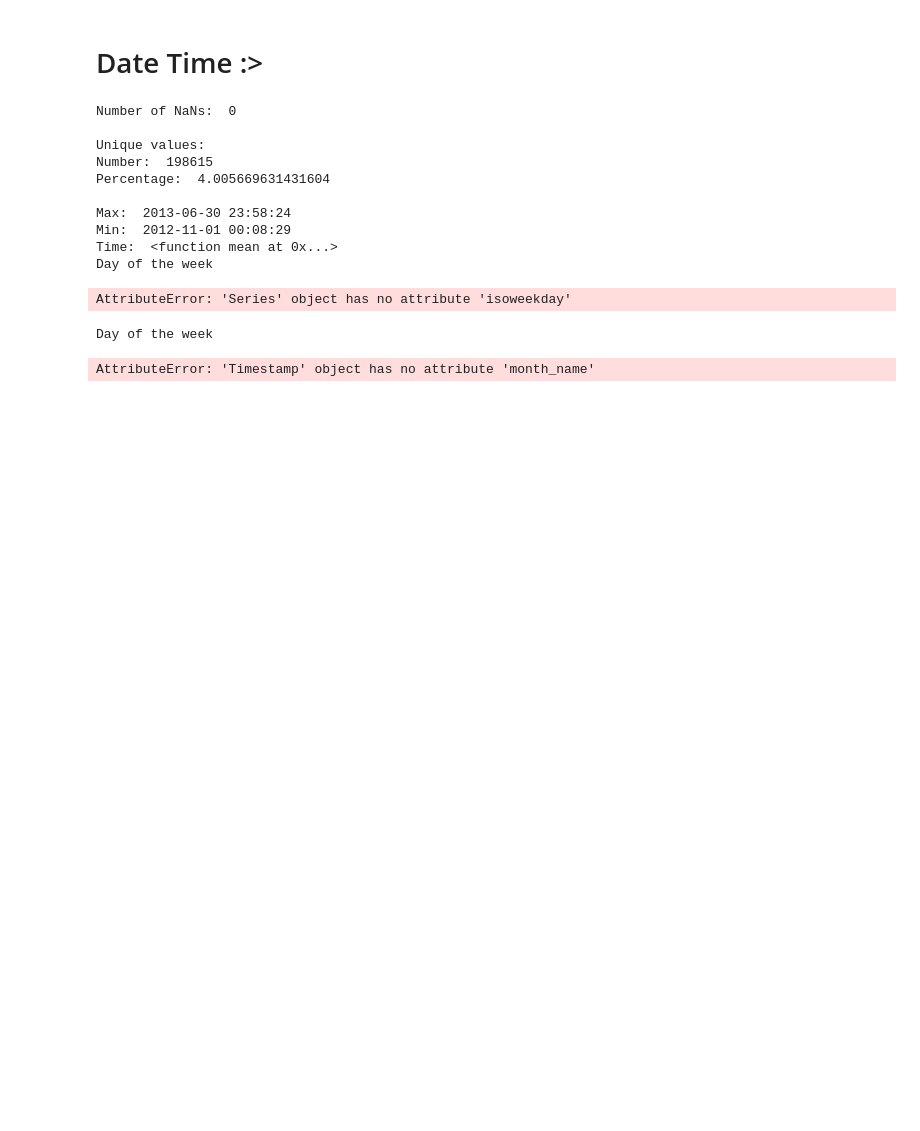
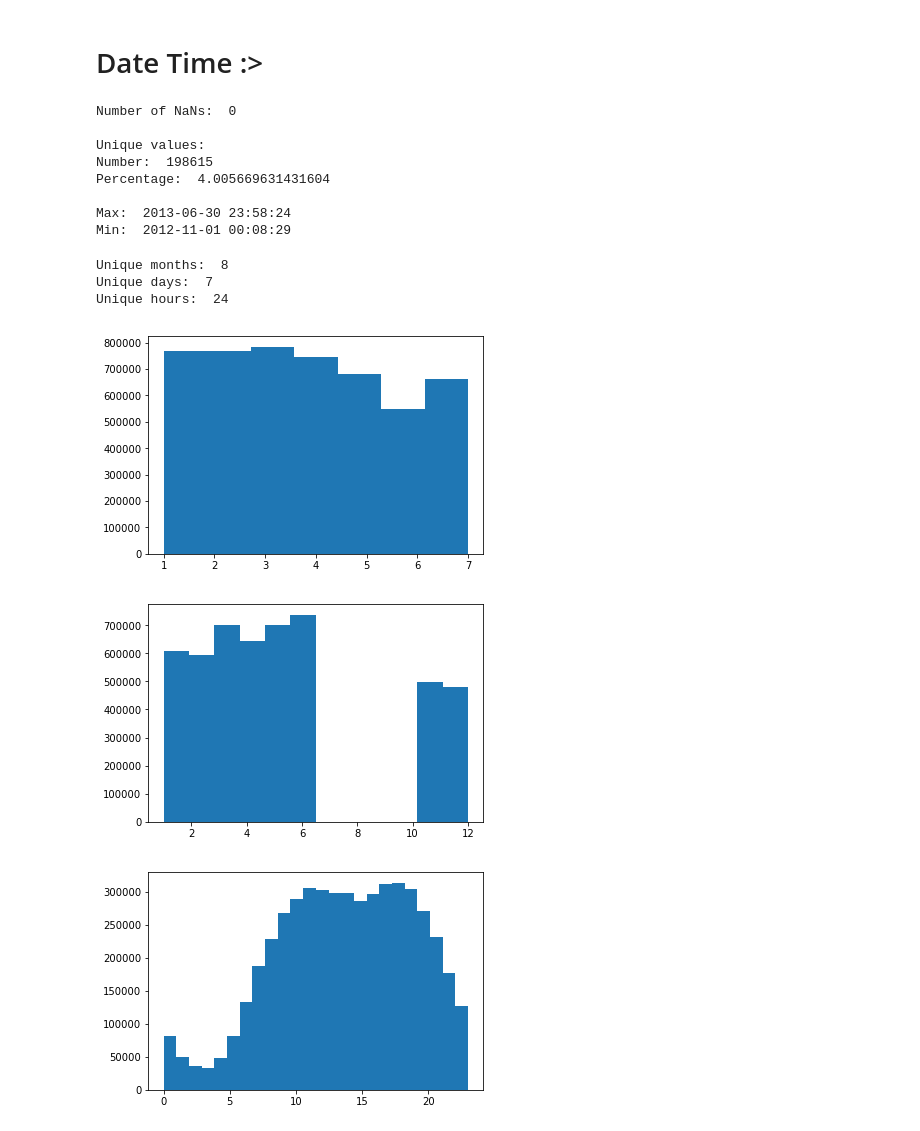
Before and after one commit to popoiopo/dataMining, a Jupyter notebook: Data exploration Julia.ipynb, the cells around one changed output. Cells and saved outputs as stored; diff of their text form; code cells hidden in the pictures; blank space fills up the shorter version.

```diff
--- a/Data exploration Julia.ipynb
+++ b/Data exploration Julia.ipynb
@@ -7,4 +8,4 @@ from datetime import datetime
 # %% [markdown]
 #### Load in dataset
 # %%
-df_tr = pd.read_csv("/data/train.csv")
+df_tr = pd.read_csv("data/train.csv")
@@ -128,26 +126,33 @@ Percentage:  4.005669631431604
 
 Max:  2013-06-30 23:58:24
 Min:  2012-11-01 00:08:29
-Time:  <function mean at 0x...>
-Day of the week
-AttributeError: 'Series' object has no attribute 'isoweekday'
 # %%
 days = []
+months = []
 times = []
-months = []
 for date in dates:
     days.append(date.isoweekday())
-    times.append(date.time)
-    month.append(date.month_name)
+    months.append(date.month)
+    times.append(date.hour)
+
 days = pd.Series(days)
+months = pd.Series(months)
 times = pd.Series(times)
-months = pd.Series(months)
-# %% [output]
-Day of the week
-# %%
-print(dates[0].month_name)
-
-plt.hist(days)
-plt.show()
-# %% [output]
-AttributeError: 'Timestamp' object has no attribute 'month_name'
+# %%
+print("Unique months: ",len(months.unique()))
+print("Unique days: ",len(days.unique()))
+print("Unique hours: ", len(times.unique()))
+
+plt.hist(days, 7)
+plt.show()
+plt.hist(months, 12)
+plt.show()
+plt.hist(times, 24)
+plt.show()
+# %% [output]
+Unique months:  8
+Unique days:  7
+Unique hours:  24
+[figure, added]
+[figure, added]
+[figure, added]
```
Also changed, not shown: parts of 15 cells of this notebook.
